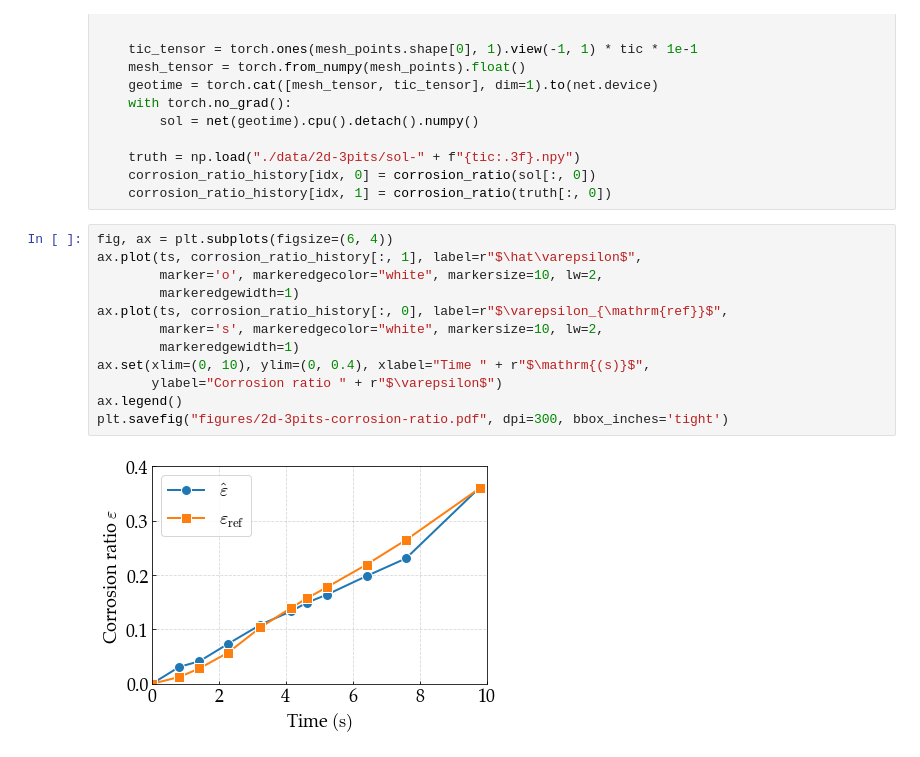
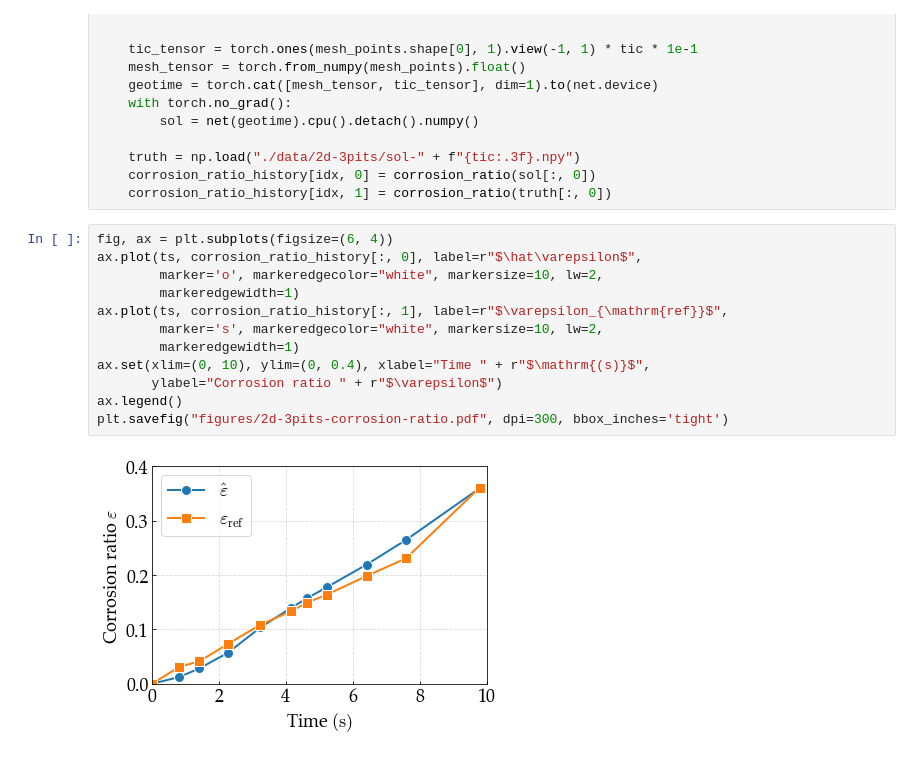
Before and after one commit to NanxiiChen/sharp-pinns, a Jupyter notebook: eval/eval-3pits.ipynb, the cells around one changed output. Cells and saved outputs as stored; diff of their text form.

```diff
--- a/eval/eval-3pits.ipynb
+++ b/eval/eval-3pits.ipynb
@@ -592,15 +592,15 @@ for idx, tic in enumerate(ts):
     corrosion_ratio_history[idx, 1] = corrosion_ratio(truth[:, 0])
 # %%
 fig, ax = plt.subplots(figsize=(6, 4))
-ax.plot(ts, corrosion_ratio_history[:, 1], label=r"$\hat\varepsilon$",
+ax.plot(ts, corrosion_ratio_history[:, 0], label=r"$\hat\varepsilon$",
         marker='o', markeredgecolor="white", markersize=10, lw=2,
         markeredgewidth=1)
-ax.plot(ts, corrosion_ratio_history[:, 0], label=r"$\varepsilon_{\mathrm{ref}}$",
+ax.plot(ts, corrosion_ratio_history[:, 1], label=r"$\varepsilon_{\mathrm{ref}}$",
         marker='s', markeredgecolor="white", markersize=10, lw=2,
         markeredgewidth=1)
 ax.set(xlim=(0, 10), ylim=(0, 0.4), xlabel="Time " + r"$\mathrm{(s)}$",
        ylabel="Corrosion ratio " + r"$\varepsilon$")
 ax.legend()
 plt.savefig("figures/2d-3pits-corrosion-ratio.pdf", dpi=300, bbox_inches='tight')
 # %% [output]
-[figure, old version]
+[figure, new version]
```
Also changed, not shown: 1 other file.
